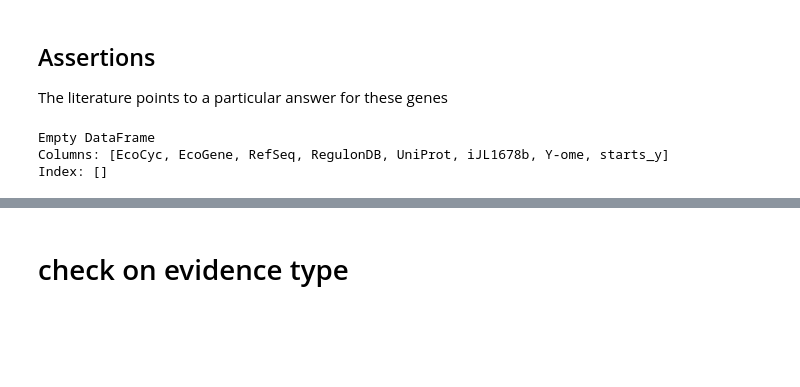
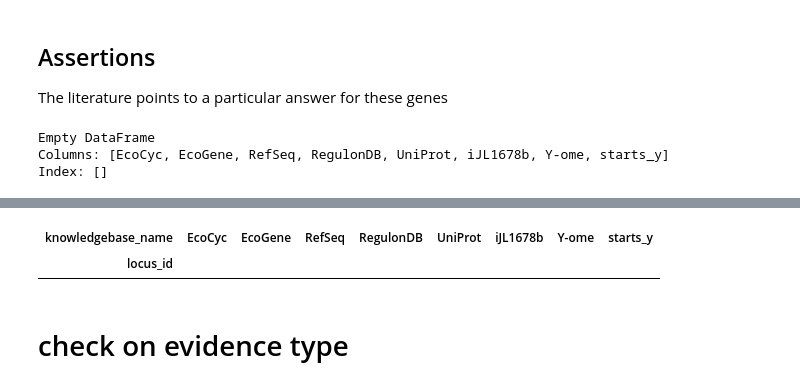
Before and after one commit to zakandrewking/y-ome, a Jupyter notebook: notebooks/17..12.06 Categories.ipynb, the cells around one changed output, grey strips where cells are left out. Saved outputs shown, nothing was run; the diff lists cells and outputs as text; code cells hidden in the pictures; blank space fills up the shorter version.

```diff
--- a/notebooks/17..12.06 Categories.ipynb
+++ b/notebooks/17..12.06 Categories.ipynb
@@ -334,3 +311,8 @@ Name: 0, dtype: object
+# %%
+tbd
+# %% [output]
+| knowledgebase_name | EcoCyc | EcoGene | RefSeq | RegulonDB | UniProt | iJL1678b | Y-ome | starts_y |
+| locus_id |  |  |  |  |  |  |  |  |
 # %% [markdown]
 # check on evidence type
 # %%
```
Also changed, not shown: parts of 3 cells of this notebook, 1 other file.
